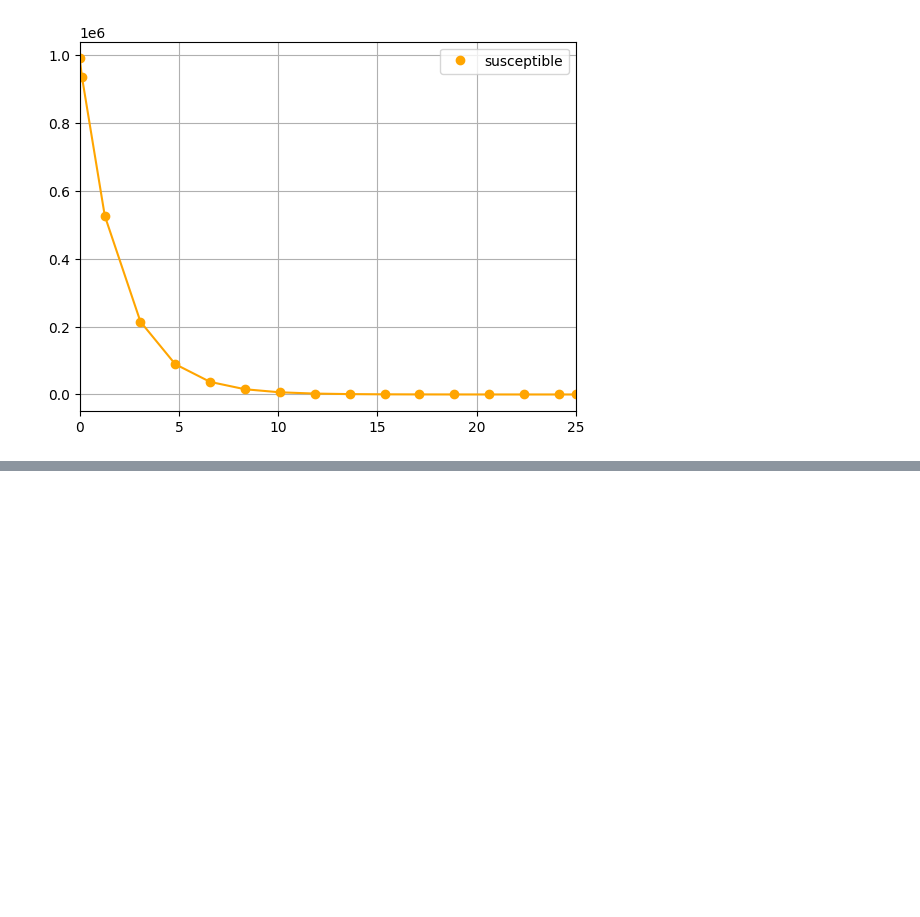
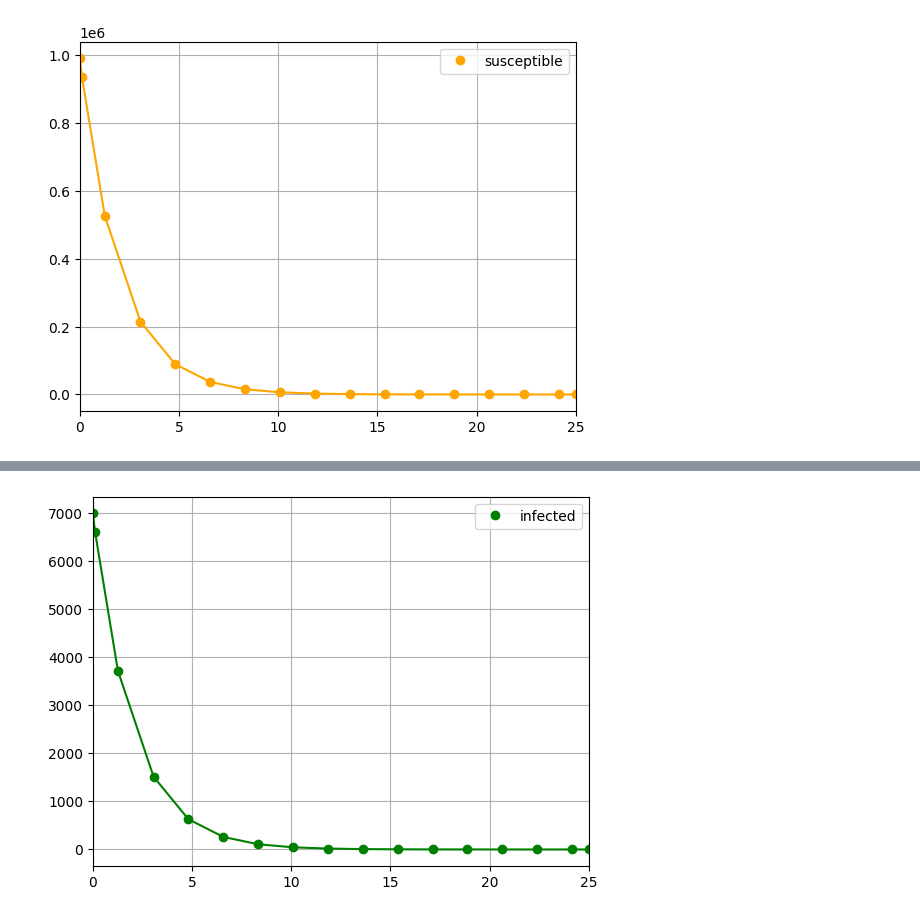
Before and after one commit to PavelStelmakhV/hw304-csipy, a Jupyter notebook: Hw4.2.ipynb, the cells around one changed output, grey strips where cells are left out. Cells and saved outputs as stored; diff of their text form; code cells hidden in the pictures; blank space fills up the shorter version.

```diff
--- a/Hw4.2.ipynb
+++ b/Hw4.2.ipynb
@@ -38,2 +37,2 @@ def dIdt(t, I):
 # %%
-infected = solve_ivp(dSdt, (t0, tf), [I0])
+infected = solve_ivp(dSdt, (t0, tf), [I0], dense_output=True)
@@ -39,0 +53,9 @@ infected = solve_ivp(dSdt, (t0, tf), [I0])
+# %%
+plt.plot(infected.t, infected.y[0], 'o', color='green', label='infected')
+plt.plot(infected.t, infected.sol(infected.t)[0], color='green')
+plt.legend()
+plt.xlim(t0, tf)
+# plt.ylim(0, 130)
+plt.grid()
+# %% [output]
+[figure, added]
```
Also changed, not shown: parts of 6 cells of this notebook.
